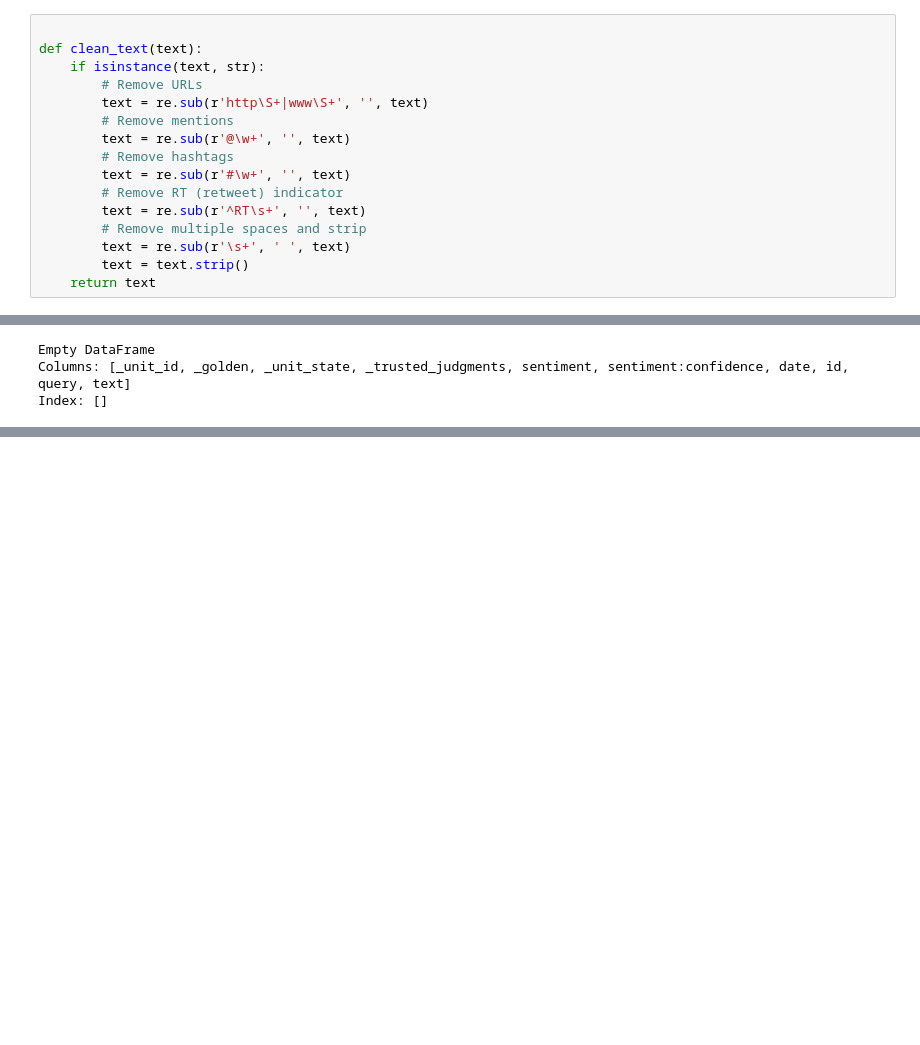
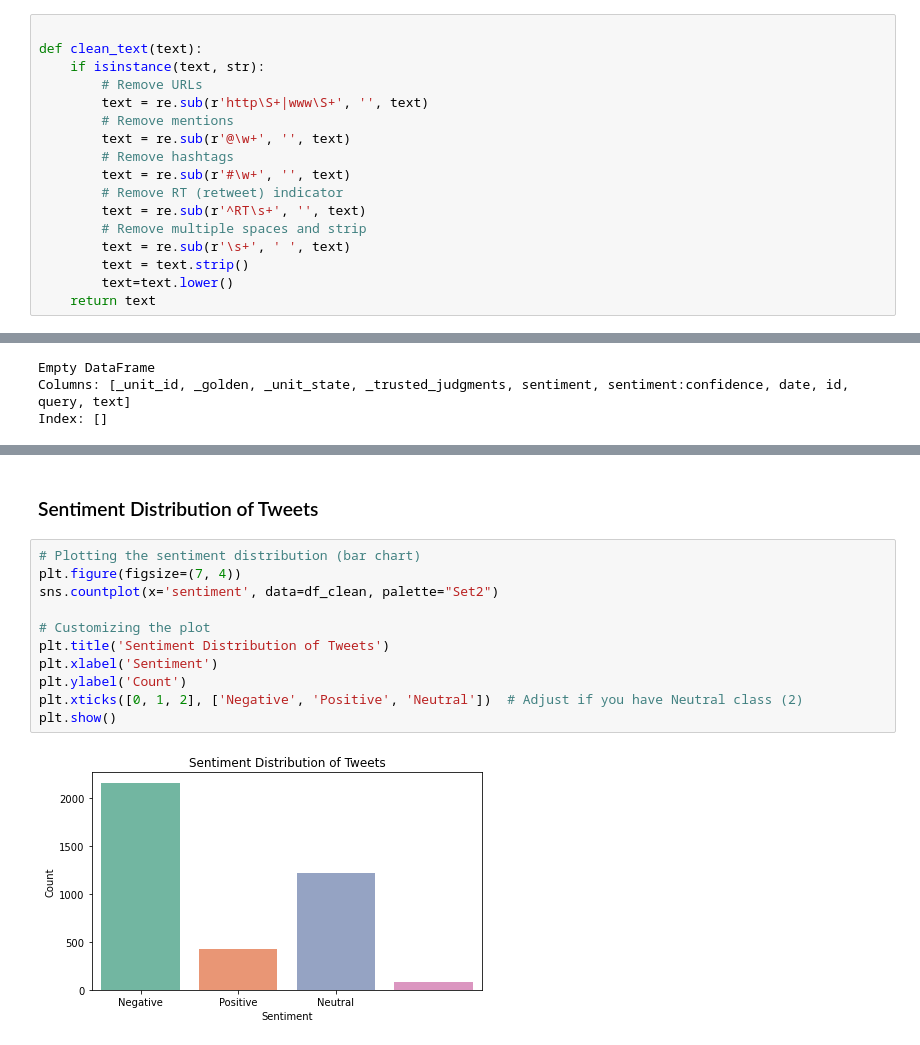
Before and after one commit to Luwate/phase-4-project, a Jupyter notebook: NLP PROJECT.ipynb, the cells around one changed output, grey strips where cells are left out. Cells and saved outputs as stored; diff of their text form; blank space fills up the shorter version.

Commit message:
preprocessing and Visualizations

```diff
--- a/NLP PROJECT.ipynb
+++ b/NLP PROJECT.ipynb
@@ -100,6 +101,7 @@ def clean_text(text):
         # Remove multiple spaces and strip
         text = re.sub(r'\s+', ' ', text)
         text = text.strip()
+        text=text.lower()
     return text
 # %%
 # Apply cleaning to the 'text' column
@@ -183,0 +187,15 @@ df
+# %% [markdown]
+### Sentiment Distribution of Tweets
+# %%
+# Plotting the sentiment distribution (bar chart)
+plt.figure(figsize=(7, 4))
+sns.countplot(x='sentiment', data=df_clean, palette="Set2")
+
+# Customizing the plot
+plt.title('Sentiment Distribution of Tweets')
+plt.xlabel('Sentiment')
+plt.ylabel('Count')
+plt.xticks([0, 1, 2], ['Negative', 'Positive', 'Neutral'])  # Adjust if you have Neutral class (2)
+plt.show()
+# %% [output]
+[figure, added]
```
Also changed, not shown: parts of 18 cells of this notebook.
